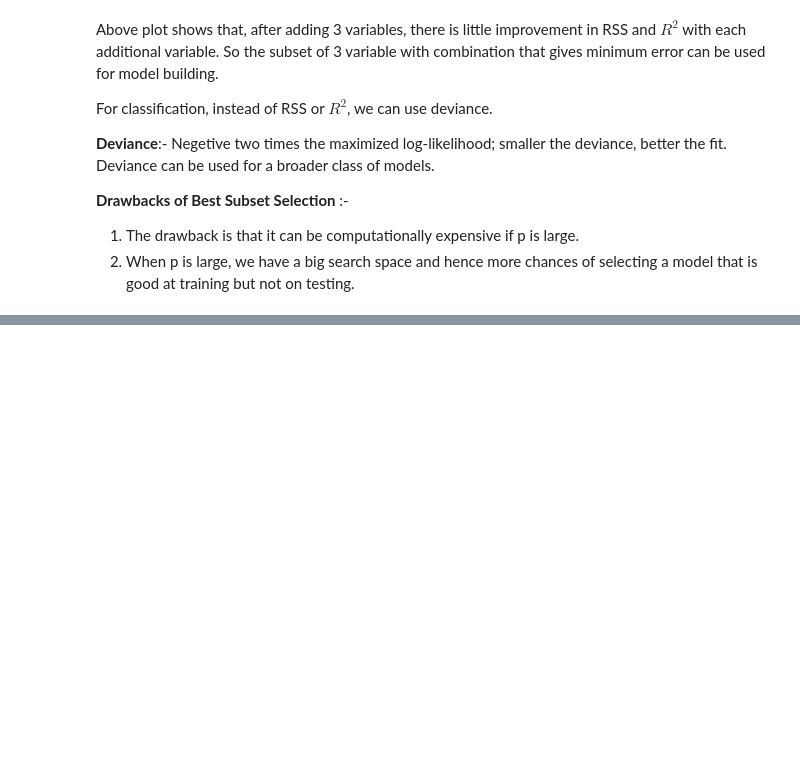
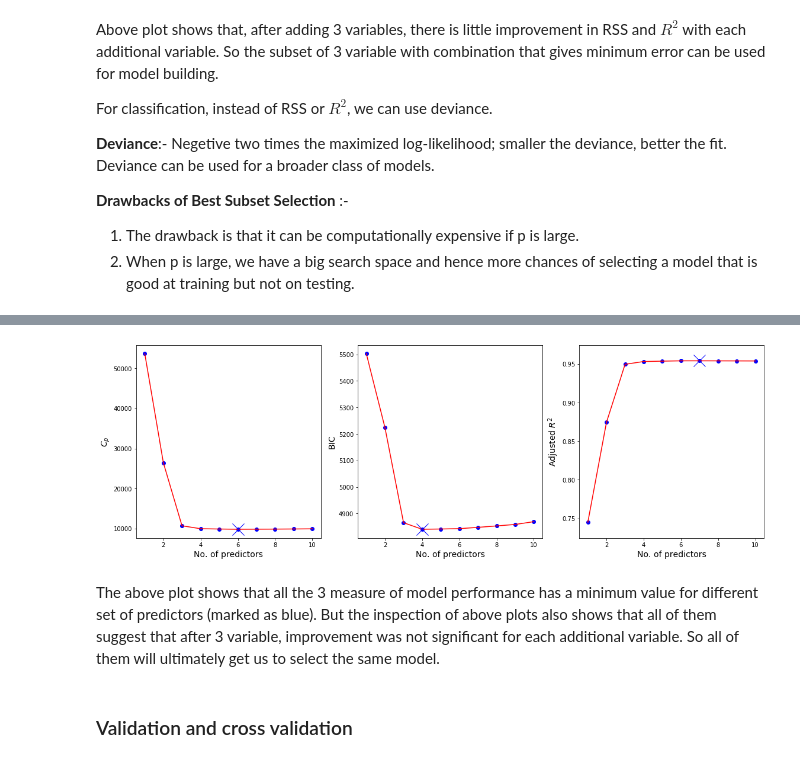
Before and after one commit to atystats/ISLR_Notes_codes, a Jupyter notebook: Chapter 6.ipynb, the cells around one changed output, grey strips where cells are left out. Cells and saved outputs as stored; diff of their text form; code cells hidden in the pictures; blank space fills up the shorter version.

```diff
--- a/Chapter 6.ipynb
+++ b/Chapter 6.ipynb
@@ -55,11 +55,14 @@ for k in range(len(variables)):
         all_columns = "+".join(list(subset))
         my_formula = "Balance~" + all_columns
         model = ols(formula = my_formula, data = Credit).fit()
-        results.append({"RSS":model.mse_resid, "R_squared": model.rsquared,"Variable_count": k+1})
+        results.append({"RSS":model.mse_resid, "R_squared": model.rsquared,"Variable_count": k+1,
+                        'resid_sum': (model.resid ** 2).sum(), 'BIC': model.bic, 'Adjusted_R2': model.rsquared_adj})
     print("Done for : ",k)
 RSS_and_r2 = pd.DataFrame(results)
 Min_RSS = RSS_and_r2.groupby(["Variable_count"])['RSS'].min().reset_index()
 Max_R2 = RSS_and_r2.groupby(["Variable_count"])['R_squared'].max().reset_index()
+Min_BIC = RSS_and_r2.groupby(["Variable_count"])['BIC'].min().reset_index()
+Max_adj_R2 = RSS_and_r2.groupby(["Variable_count"])['Adjusted_R2'].max().reset_index()
 # %% [output]
 Done for :  0
 Done for :  1
@@ -133,0 +169,35 @@ __Hybrid Approach__:- To closely mimic best subset selection, we need to remove
+# %%
+# We will calculate Cp for Credit data.
+sigma_sq = RSS_and_r2[RSS_and_r2['Variable_count']== 10]['resid_sum']/(len(Credit) - (len(variables)+1) -1)
+RSS_and_r2["Cp"] = (RSS_and_r2['resid_sum'] + 2 * RSS_and_r2['Variable_count'] * sigma_sq.values)/len(Credit)
+Min_Cp = RSS_and_r2.groupby(["Variable_count"])['Cp'].min().reset_index()
+# %%
+fig = plt.figure(figsize = (19,6))
+ax1 = fig.add_subplot(131)
+ax1.scatter(Min_Cp["Variable_count"], Min_Cp["Cp"], color = "b")
+ax1.plot(Min_Cp["Variable_count"], Min_Cp["Cp"], color = "r")
+ax1.plot(Min_Cp["Cp"].idxmin() + 1, Min_Cp["Cp"].min(), marker = "x", markersize = 20, color = 'b')
+ax1.set_xlabel("No. of predictors", fontsize = 14)
+ax1.set_ylabel("$C_p$", fontsize = 14)
+
+ax2 = fig.add_subplot(132)
+ax2.scatter(Min_BIC["Variable_count"], Min_BIC["BIC"], color = "b")
+ax2.plot(Min_BIC["Variable_count"], Min_BIC["BIC"], color = "r")
+ax2.plot(Min_BIC["BIC"].idxmin() + 1, Min_BIC["BIC"].min(), marker = "x", markersize = 20, color = 'b')
+ax2.set_xlabel("No. of predictors", fontsize = 14)
+ax2.set_ylabel("BIC", fontsize = 14)
+
+ax3 = fig.add_subplot(133)
+ax3.scatter(Max_adj_R2["Variable_count"], Max_adj_R2["Adjusted_R2"], color = "b")
+ax3.plot(Max_adj_R2["Variable_count"], Max_adj_R2["Adjusted_R2"], color = "r")
+ax3.plot(Max_adj_R2["Adjusted_R2"].idxmax() + 1, Max_adj_R2["Adjusted_R2"].max(), marker = "x", markersize = 20, color = 'b')
+ax3.set_xlabel("No. of predictors", fontsize = 14)
+ax3.set_ylabel("Adjusted $R^2$", fontsize = 14)
+
+plt.show()
+# %% [output]
+[figure, added]
+# %% [markdown]
+The above plot shows that all the 3 measure of model performance has a minimum value for different set of predictors (marked as blue). But the inspection of above plots also shows that all of them suggest that after 3 variable, improvement was not significant for each additional variable. So all of them will ultimately get us to select the same model.
+# %% [markdown]
+### Validation and cross validation
```
Also changed, not shown: parts of 1 cell of this notebook.
